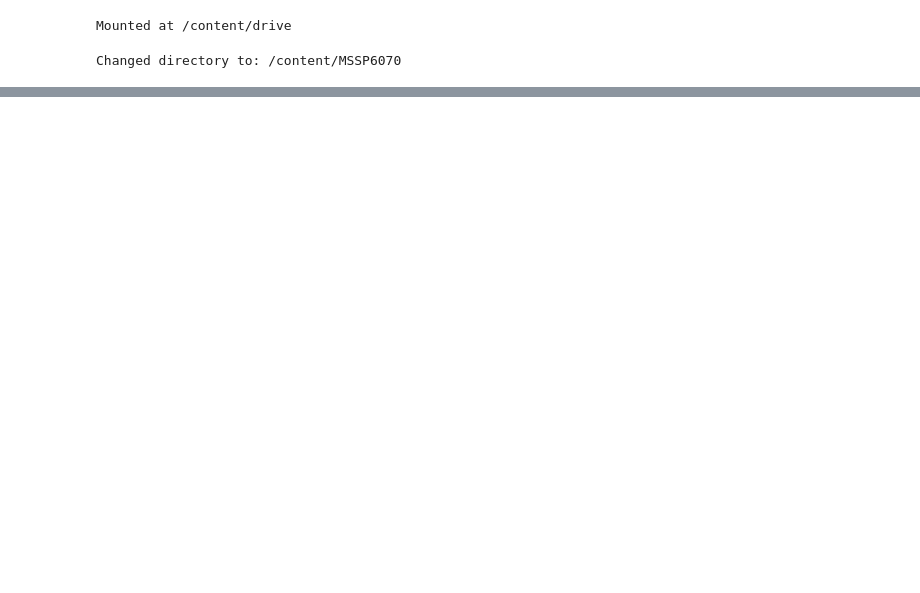
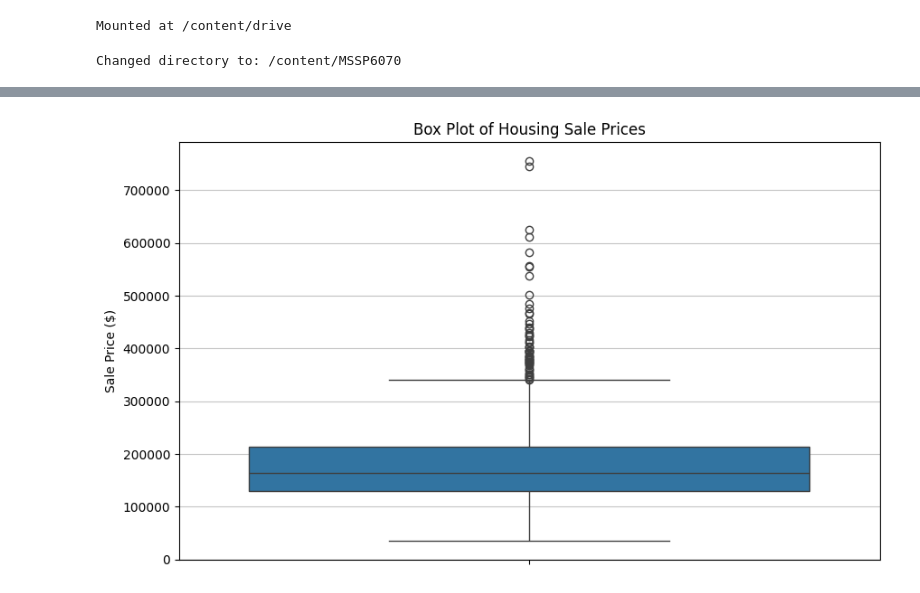
Before and after one commit to Yiiize/MSSP6070, a Jupyter notebook: Assignments/Case_Study_Report_Assignment_3.ipynb, the cells around one changed output, grey strips where cells are left out. Drawn from its saved outputs; the diff is of its cells as text; code cells hidden in the pictures; blank space fills up the shorter version.

```diff
--- a/Assignments/Case_Study_Report_Assignment_3.ipynb
+++ b/Assignments/Case_Study_Report_Assignment_3.ipynb
@@ -26,0 +75,12 @@ Changed directory to: /content/MSSP6070
+# %%
+import matplotlib.pyplot as plt
+import seaborn as sns
+
+plt.figure(figsize=(10, 6))
+sns.boxplot(y=housing_data['SalePrice'])
+plt.title('Box Plot of Housing Sale Prices')
+plt.ylabel('Sale Price ($)')
+plt.grid(axis='y', alpha=0.75)
+plt.show()
+# %% [output]
+[figure, added]
```
Also changed, not shown: parts of 5 cells of this notebook.
